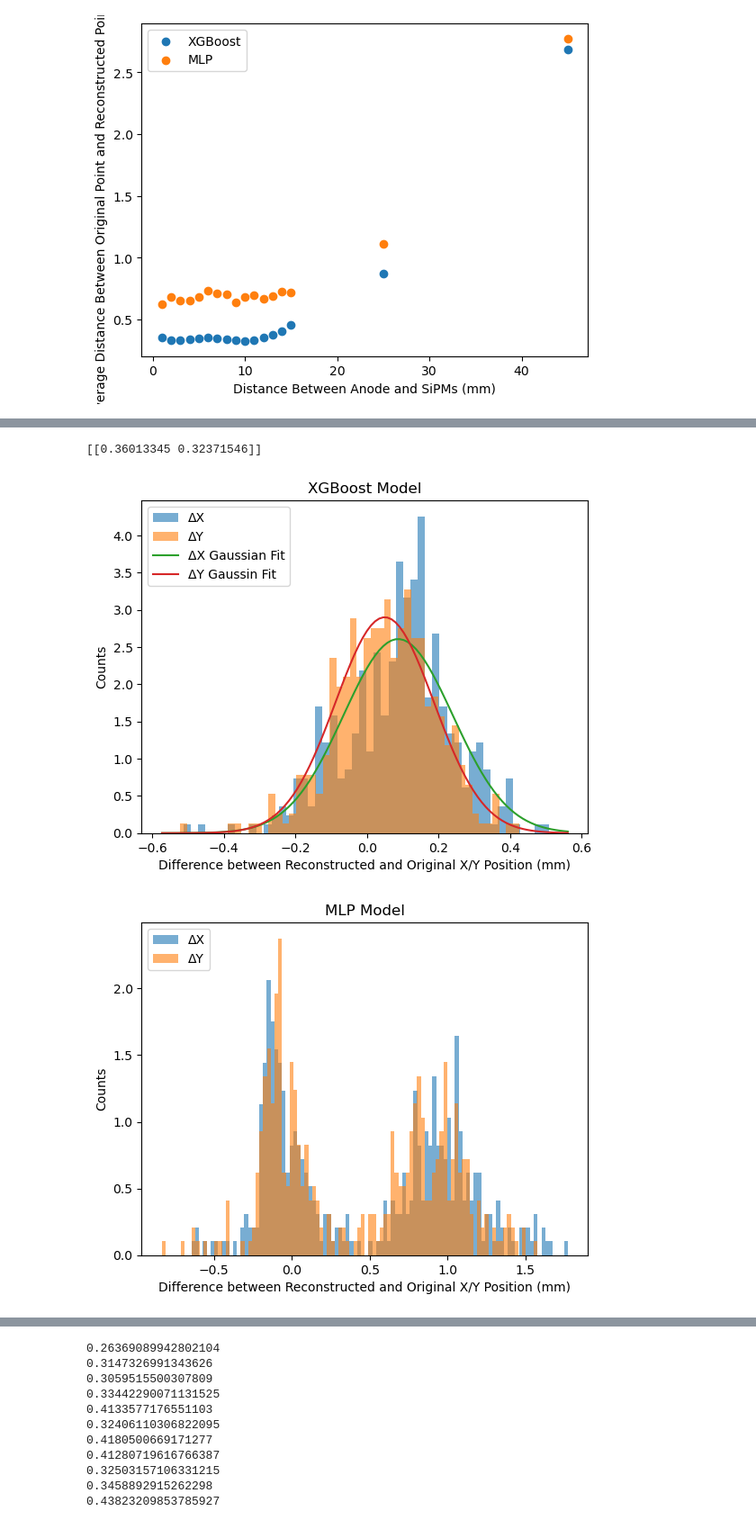
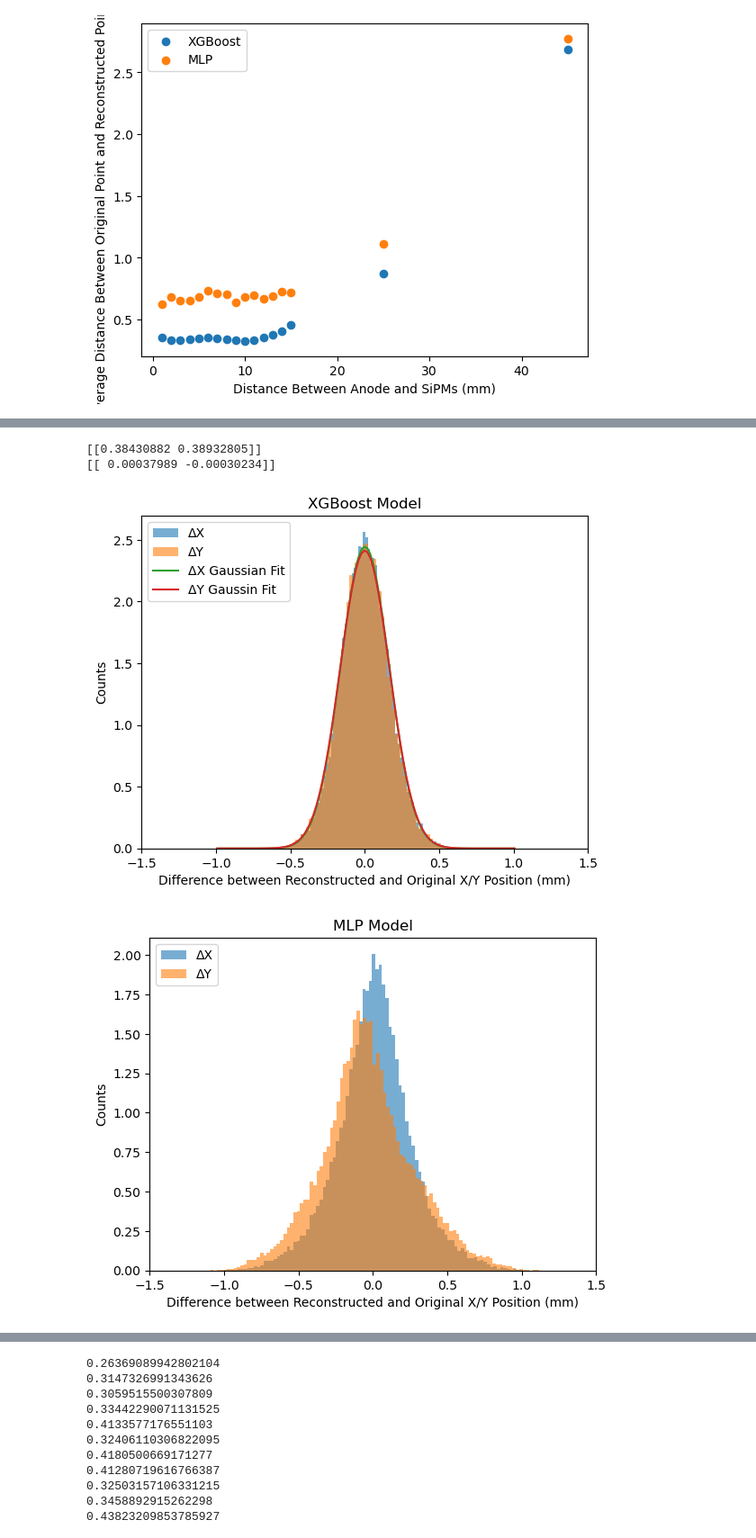
Before and after one commit to ah-licks/PET-cell-code, a Jupyter notebook: graph generation.ipynb, the cells around one changed output, grey strips where cells are left out. Shown at 90% size. Drawn from its saved outputs; the diff is of its cells as text; code cells hidden in the pictures.

Commit message:
updating graph generation

```diff
--- a/graph generation.ipynb
+++ b/graph generation.ipynb
@@ -111,13 +112,14 @@ XGBoost_delta_data = XGBoost_delta_data.reshape((17, 245, 245, 2))
 element = XGBoost_delta_data[9]
 standard_deviations = []
 means = []
-meanx,stdx=norm.fit(element[:][:][0].ravel())
-meany,stdy=norm.fit(element[:][:][1].ravel())
+meanx,stdx=norm.fit(element[:,:,0].ravel())
+meany,stdy=norm.fit(element[:,:,1].ravel())
 standard_deviations.append([stdx, stdy])
 means.append([meanx, meany])
-plt.hist(element[:][:][0].ravel(), bins=50, alpha=0.6, label='ΔX', density=True)
-plt.hist(element[:][:][1].ravel(), bins=50, alpha=0.6, label='ΔY', density=True)
+plt.hist(element[:,:,0].ravel(), bins=100, alpha=0.6, label='ΔX', density=True)
+plt.hist(element[:,:,1].ravel(), bins=100, alpha=0.6, label='ΔY', density=True)
 xmin, xmax = plt.xlim()
+plt.xlim(left=-1.5, right=1.5)
 x = np.linspace(xmin, xmax, 100)
 xy = norm.pdf(x, meanx, stdx)
 yy = norm.pdf(x, meany, stdy)
@@ -129,4 +131,5 @@ plt.ylabel('Counts')
 plt.title('XGBoost Model')
 plt.savefig("XGBoost_resolution.png")
 print(np.array(standard_deviations)*2.355)
+print(np.array(means))
 # %% [output]
@@ -135,15 +139,16 @@ print(np.array(standard_deviations)*2.355)
 # %%
 MLP_delta_data = np.loadtxt('MLP_distances_delta.csv')
 MLP_delta_data = MLP_delta_data.reshape((15, 245, 245, 2))
-element = MLP_delta_data[0]
+element = MLP_delta_data[9]
 standard_deviations = []
 means = []
-meanx,stdx=norm.fit(element[:][:][0].ravel())
-meany,stdy=norm.fit(element[:][:][1].ravel())
+meanx,stdx=norm.fit(element[:,:,0].ravel())
+meany,stdy=norm.fit(element[:,:,1].ravel())
 standard_deviations.append([stdx, stdy])
 means.append([meanx, meany])
-plt.hist(element[:][:][0].ravel(), bins=100, alpha=0.6, label='ΔX', density=True)
-plt.hist(element[:][:][1].ravel(), bins=100, alpha=0.6, label='ΔY', density=True)
+plt.xlim(left=-1.5, right=1.5)
+plt.hist(element[:,:,0].ravel(), bins=100, alpha=0.6, label='ΔX', density=True)
+plt.hist(element[:,:,1].ravel(), bins=100, alpha=0.6, label='ΔY', density=True)
 plt.legend(loc='upper left')
 plt.xlabel('Difference between Reconstructed and Original X/Y Position (mm)')
 plt.ylabel('Counts')
@@ -154,16 +159,17 @@ plt.savefig("MLP_resolution.png")
 # %%
 XGBoost_data_cut = np.loadtxt('XGBoost_distances_delta_cut.csv')
 XGBoost_data_cut = XGBoost_data_cut.reshape((17, 201, 201, 2))
-element = XGBoost_data_cut[6]
+element = XGBoost_data_cut[9]
 standard_deviations = []
 means = []
-meanx,stdx=norm.fit(element[:][:][0].ravel())
-meany,stdy=norm.fit(element[:][:][1].ravel())
+meanx,stdx=norm.fit(element[:,:,0].ravel())
+meany,stdy=norm.fit(element[:,:,1].ravel())
 standard_deviations.append([stdx, stdy])
 means.append([meanx, meany])
-plt.hist(element[:][:][0].ravel(), bins=50, alpha=0.6, label='ΔX', density=True)
-plt.hist(element[:][:][1].ravel(), bins=50, alpha=0.6, label='ΔY', density=True)
+plt.hist(element[:,:,0].ravel(), bins=100, alpha=0.6, label='ΔX', density=True)
+plt.hist(element[:,:,1].ravel(), bins=100, alpha=0.6, label='ΔY', density=True)
 xmin, xmax = plt.xlim()
+plt.xlim(left=-1.5, right=1.5)
 x = np.linspace(xmin, xmax, 100)
 xy = norm.pdf(x, meanx, stdx)
 yy = norm.pdf(x, meany, stdy)
@@ -175,30 +181,33 @@ plt.ylabel('Counts')
 plt.title('XGBoost Model')
 plt.savefig("XGBoost_resolution_cut.png")
 print(np.array(standard_deviations)*2.355)
+print(np.array(means))
 # %% [output]
-[[0.36013345 0.32371546]]
+[[0.38430882 0.38932805]]
+[[ 0.00037989 -0.00030234]]
-[figure, old version]
+[figure, new version]
 # %%
 MLP_data_cut = np.loadtxt('MLP_distances_delta_cut.csv')
 MLP_data_cut = MLP_data_cut.reshape((15, 245, 245, 2))
 #had the wrong array size when putting data in so correcting it here
 MLP_data_cut = MLP_data_cut[:,:201,:201,:]
-element = MLP_data_cut[0]
+element = MLP_data_cut[9]
 standard_deviations = []
 means = []
-meanx,stdx=norm.fit(element[:][:][0].ravel())
-meany,stdy=norm.fit(element[:][:][1].ravel())
+meanx,stdx=norm.fit(element[:,:,0].ravel())
+meany,stdy=norm.fit(element[:,:,1].ravel())
 standard_deviations.append([stdx, stdy])
 means.append([meanx, meany])
-plt.hist(element[:][:][0].ravel(), bins=100, alpha=0.6, label='ΔX', density=True)
-plt.hist(element[:][:][1].ravel(), bins=100, alpha=0.6, label='ΔY', density=True)
+plt.xlim(left=-1.5, right=1.5)
+plt.hist(element[:,:,0].ravel(), bins=100, alpha=0.6, label='ΔX', density=True)
+plt.hist(element[:,:,1].ravel(), bins=100, alpha=0.6, label='ΔY', density=True)
 plt.legend(loc='upper left')
 plt.xlabel('Difference between Reconstructed and Original X/Y Position (mm)')
 plt.ylabel('Counts')
 plt.title('MLP Model')
 plt.savefig("MLP_resolution_cut.png")
 # %% [output]
-[figure, old version]
+[figure, new version]
 # %%
 XGBoost_data_cut_distances = np.zeros((17, 201, 201))
 for a in range(17):
```
Also changed, not shown: parts of 8 cells of this notebook.
